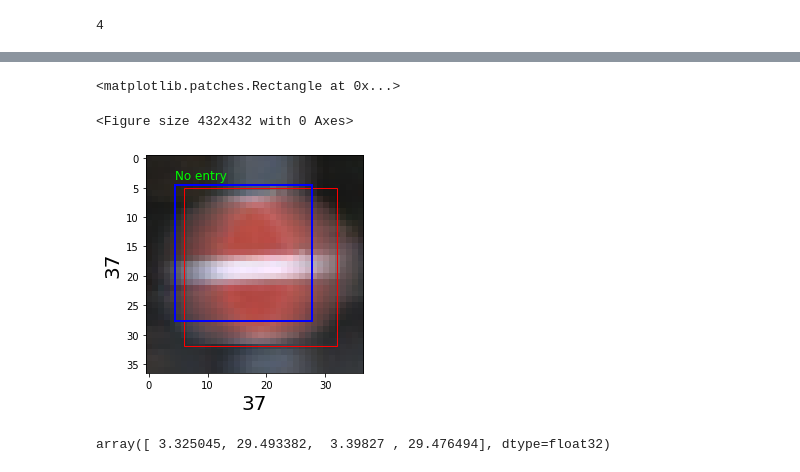
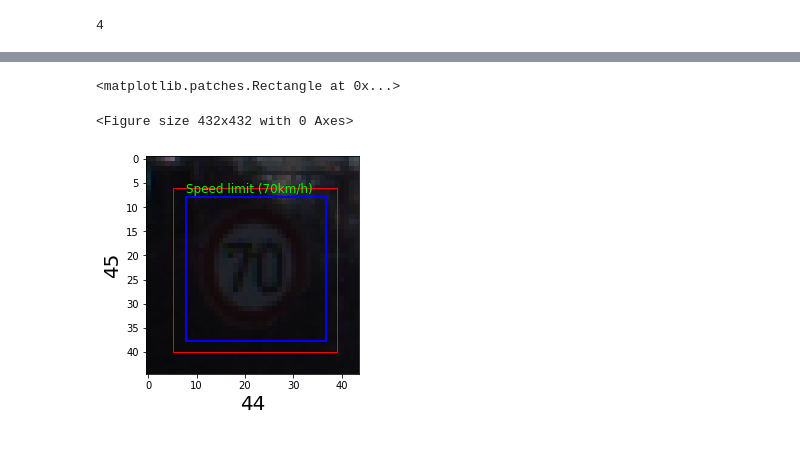
Before and after one commit to ethandsz/GTSRB-Classification-Localization, a Jupyter notebook: Localization&Classification_TrafficKeras.ipynb, the cells around one changed output, grey strips where cells are left out. Drawn from its saved outputs; the diff is of its cells as text; code cells hidden in the pictures.

```diff
--- a/Localization&Classification_TrafficKeras.ipynb
+++ b/Localization&Classification_TrafficKeras.ipynb
@@ -427,7 +514,7 @@ model.compile(loss=losses, optimizer=Adam(lr=0.01), metrics=['accuracy'])
 history = model.fit(train_data, trainTargets,
              validation_data=(val_data, validationTargets),
              batch_size=16,
-             epochs=50,
+             epochs=25,
              shuffle=True,
              verbose = 1)
 # %% [output]
@@ -451,0 +586,18 @@ Epoch 50/50
+# %%
+lr = 0.001
+epochs = 25
+
+opt = Adam(lr=lr, decay=lr / (epochs * 0.5))
+ClassModel.compile(loss='categorical_crossentropy', optimizer=opt, metrics=['accuracy'])
+# %%
+aug = ImageDataGenerator(
+    rotation_range=10,
+    zoom_range=0.15,
+    width_shift_range=0.1,
+    height_shift_range=0.1,
+    shear_range=0.15,
+    horizontal_flip=False,
+    vertical_flip=False,
+    fill_mode="nearest")
+
+history = ClassModel.fit(aug.flow(train_data, train_label, batch_size=32), epochs=epochs, validation_data=(val_data, val_label))
@@ -459,6 +631,9 @@ import cv2
 
 test = pd.read_csv('Test.csv')
 imgs = test["Path"].values
+check = test["ClassId"].between(0,9, inclusive = True)
+vals = test[check]
+pt = vals["Path"].sample().item()
 
 plt.figure(figsize=(6,6))
 
@@ -467,14 +642,15 @@ fig, ax = plt.subplots()
 
 #plt.show()
 
-random_img_path ='./' + random.choice(imgs)
+random_img_path ='./' + pt #random.choice(imgs)
 rand_img = imread(random_img_path)
+print(random_img_path)
 plt.imshow(rand_img)
 new_array = cv2.resize(rand_img, (IMG_WIDTH, IMG_HEIGHT))
 new_array = new_array.reshape(-1, IMG_WIDTH, IMG_HEIGHT, 3)
 pred = model.predict(new_array)
-
-
+classPred = ClassModel.predict(new_array)
+print(np.argmax(classPred,axis=1))
 plt.xlabel(rand_img.shape[1], fontsize = 20)#width of image
 plt.ylabel(rand_img.shape[0], fontsize = 20)#height of image
 
@@ -486,17 +662,37 @@ y2 = test.loc[test['Path'] == random_img_path[2:]]["Roi.Y2"].item()
 height = test.loc[test['Path'] == random_img_path[2:]]["Height"].item()
 width = test.loc[test['Path'] == random_img_path[2:]]["Width"].item()
 
-
+print(x1)
+print(x2)
+print(y1)
+print(y2)
 rect = patches.Rectangle((x1, y1), x2-x1, y2-y1, linewidth=1, edgecolor='r', facecolor='none')
 ax.add_patch(rect)
+classes_x=np.argmax(classPred,axis=1)
+print(labels[int(classes_x)])
+print(pred)
+print(labels)
 
-classes_x=np.argmax(pred[0],axis=1)
-print(labels[int(classes_x)])
-print(pred[1])
-pred_x1 = pred[1][0][0]
-pred_x2 = pred[1][0][1]
-pred_y1 = pred[1][0][2]
-pred_y2 = pred[1][0][3]
+# pred_x1 = (pred[0][0])
+# pred_x2 = (pred[0][1])
+# pred_y1 = (pred[0][2])
+# pred_y2 = (pred[0][3])
+
+
+pred_x1 = (pred[0][0]) *width
+pred_x2 = (pred[0][1]) *width
+pred_y1 = (pred[0][2]) *height
+pred_y2 = (pred[0][3]) *height
+
+# pred_x1 = inverse_sigmoid(pred[0][0])
+# pred_x2 = inverse_sigmoid(pred[0][1])
+# pred_y1 = inverse_sigmoid(pred[0][2])
+# pred_y2 = inverse_sigmoid(pred[0][3])
+
+print(pred_x1)
+print(pred_x2)
+print(pred_y1)
+print(pred_y2)
 
 text = plt.text(pred_x1, pred_y1-1, labels[int(classes_x)], fontsize=12, color = 'lime')
 
@@ -508,7 +715,3 @@ No entry
 <matplotlib.patches.Rectangle at 0x...>
 <Figure size 432x432 with 0 Axes>
-[figure, old version]
+[figure, new version]
-# %%
-pred[1][0]
-# %% [output]
-array([ 3.325045, 29.493382,  3.39827 , 29.476494], dtype=float32)
```
Also changed, not shown: parts of 34 cells of this notebook.
